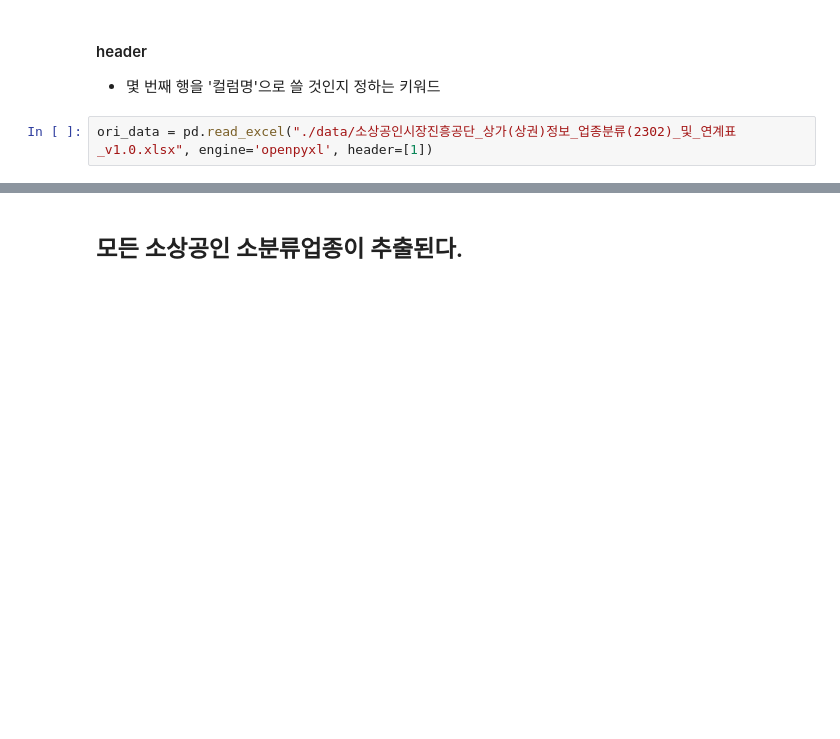
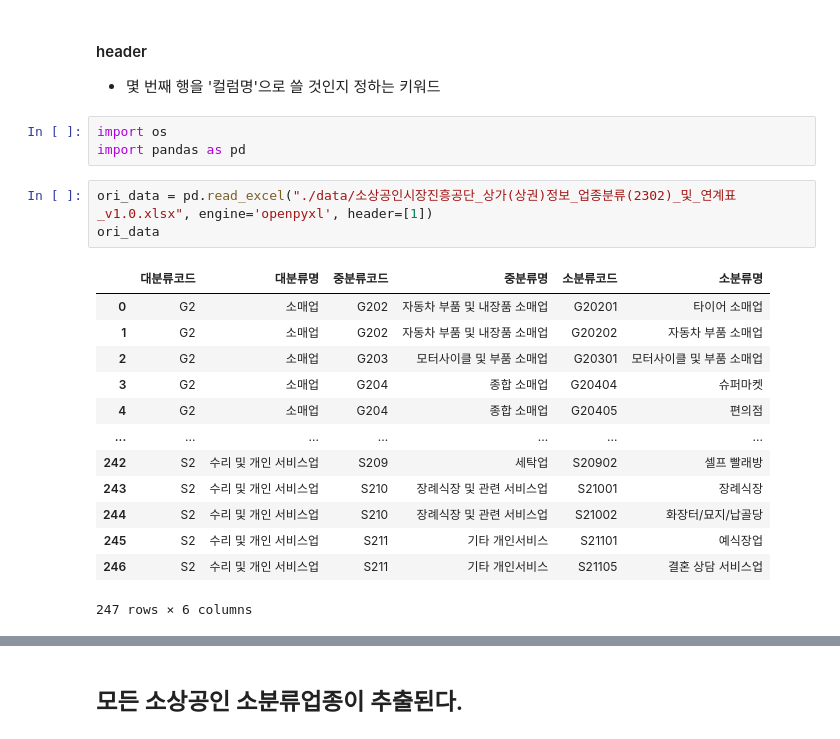
Before and after one commit to Peter-BoBo/fintech, a Jupyter notebook: 04data_scraping/03공공데이터API에서_자료수집하기.ipynb, the cells around one changed output, grey strips where cells are left out. Drawn from its saved outputs; the diff is of its cells as text; blank space fills up the shorter version.

```diff
--- a/04data_scraping/03공공데이터API에서_자료수집하기.ipynb
+++ b/04data_scraping/03공공데이터API에서_자료수집하기.ipynb
@@ -139,8 +140,26 @@ Successfully installed et-xmlfile-2.0.0 openpyxl-3.1.5
 # %% [markdown]
 #### header
 * 몇 번째 행을 '컬럼명'으로 쓸 것인지 정하는 키워드
+# %%
+import os
+import pandas as pd
 # %%
 ori_data = pd.read_excel("./data/소상공인시장진흥공단_상가(상권)정보_업종분류(2302)_및_연계표_v1.0.xlsx", engine='openpyxl', header=[1])
+ori_data
+# %% [output]
+|  | 대분류코드 | 대분류명 | 중분류코드 | 중분류명 | 소분류코드 | 소분류명 |
+| 0 | G2 | 소매업 | G202 | 자동차 부품 및 내장품 소매업 | G20201 | 타이어 소매업 |
+| 1 | G2 | 소매업 | G202 | 자동차 부품 및 내장품 소매업 | G20202 | 자동차 부품 소매업 |
+| 2 | G2 | 소매업 | G203 | 모터사이클 및 부품 소매업 | G20301 | 모터사이클 및 부품 소매업 |
+| 3 | G2 | 소매업 | G204 | 종합 소매업 | G20404 | 슈퍼마켓 |
+| 4 | G2 | 소매업 | G204 | 종합 소매업 | G20405 | 편의점 |
+| ... | ... | ... | ... | ... | ... | ... |
+| 242 | S2 | 수리 및 개인 서비스업 | S209 | 세탁업 | S20902 | 셀프 빨래방 |
+| 243 | S2 | 수리 및 개인 서비스업 | S210 | 장례식장 및 관련 서비스업 | S21001 | 장례식장 |
+| 244 | S2 | 수리 및 개인 서비스업 | S210 | 장례식장 및 관련 서비스업 | S21002 | 화장터/묘지/납골당 |
+| 245 | S2 | 수리 및 개인 서비스업 | S211 | 기타 개인서비스 | S21101 | 예식장업 |
+| 246 | S2 | 수리 및 개인 서비스업 | S211 | 기타 개인서비스 | S21105 | 결혼 상담 서비스업 |
+247 rows × 6 columns
 # %%
 ori_data['소분류코드']
 # %% [output]
```
Also changed, not shown: parts of 3 cells of this notebook, 5 other files.
